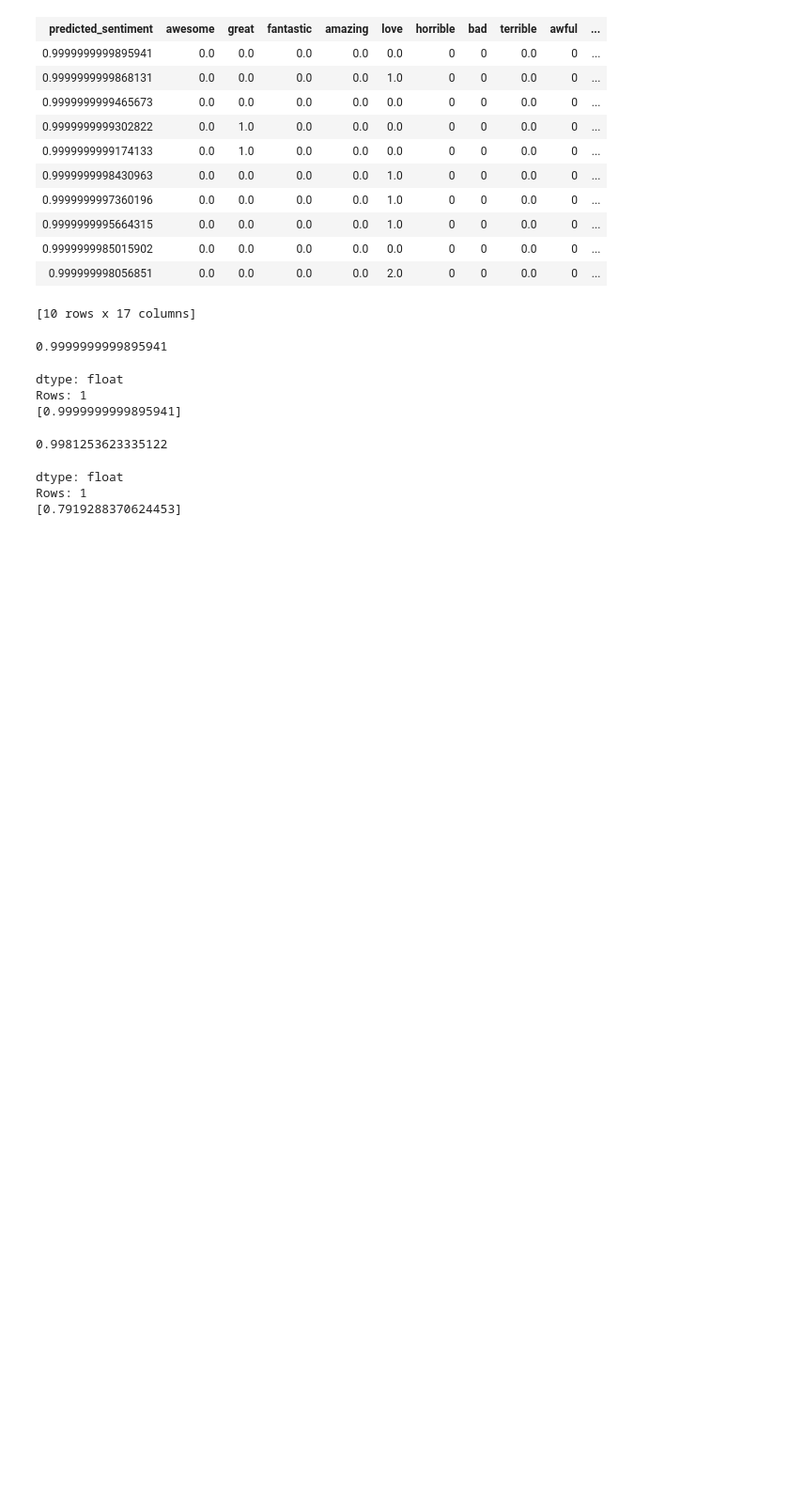
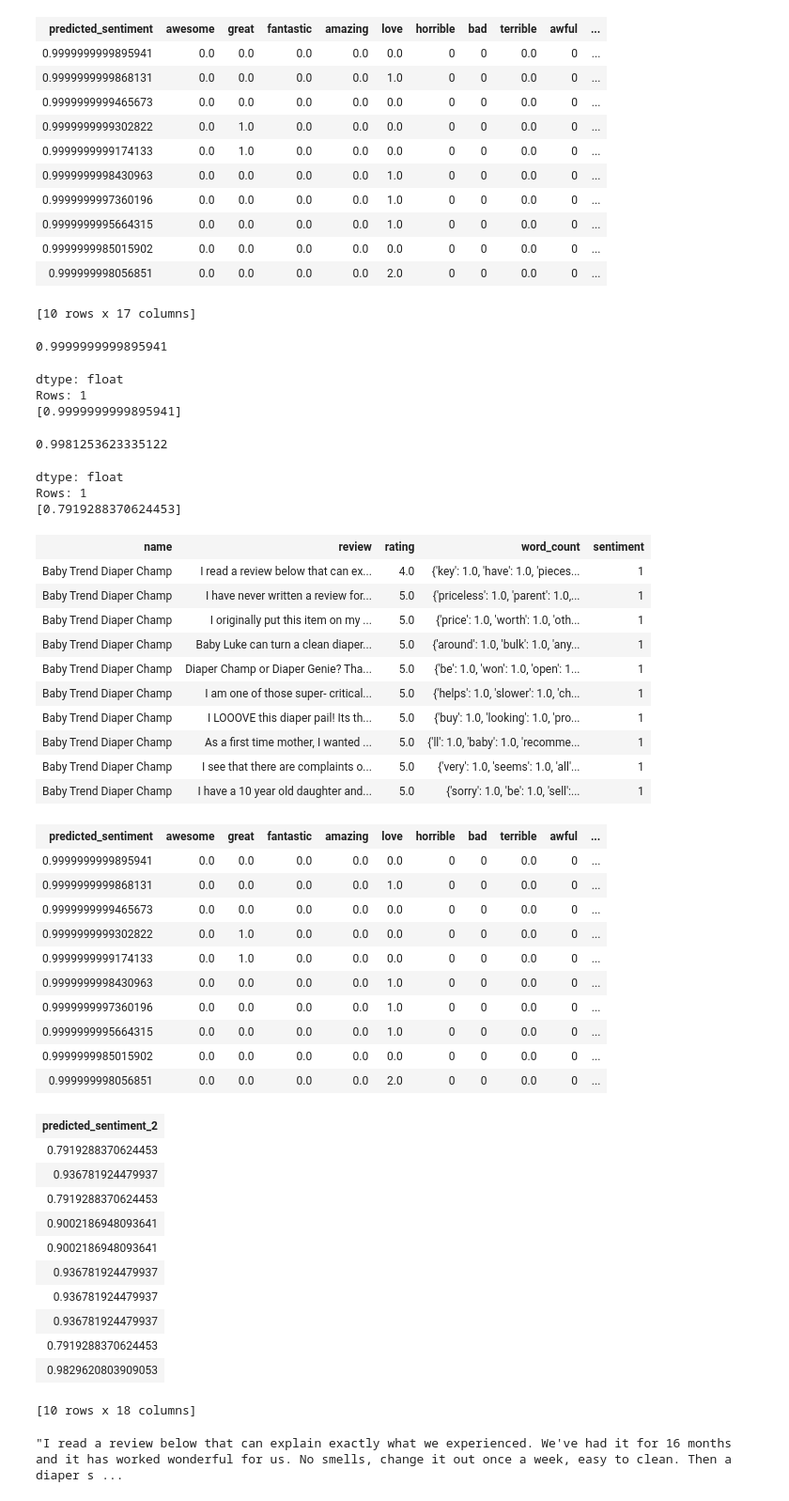
Before and after one commit to Makiato1999/Coursera-ML-notes, a Jupyter notebook: Foundations/Week3/Analyzing product sentiment.ipynb, the cells around one changed output. Shown: that part at 94% size. Drawn from its saved outputs; the diff is of its cells as text; code cells hidden in the pictures; blank space fills up the shorter version.

```diff
--- a/Foundations/Week3/Analyzing product sentiment.ipynb
+++ b/Foundations/Week3/Analyzing product sentiment.ipynb
@@ -587,3 +587,44 @@ selected_words_model.predict(diaper_champ_reviews[0:1], output_type='probability
 dtype: float
 Rows: 1
 [0.7919288370624453]
+# %%
+diaper_champ_reviews.head()
+# %% [output]
+| name | review | rating | word_count | sentiment |
+| Baby Trend Diaper Champ | I read a review below that can ex... | 4.0 | {'key': 1.0, 'have': 1.0, 'pieces... | 1 |
+| Baby Trend Diaper Champ | I have never written a review for... | 5.0 | {'priceless': 1.0, 'parent': 1.0,... | 1 |
+| Baby Trend Diaper Champ | I originally put this item on my ... | 5.0 | {'price': 1.0, 'worth': 1.0, 'oth... | 1 |
+| Baby Trend Diaper Champ | Baby Luke can turn a clean diaper... | 5.0 | {'around': 1.0, 'bulk': 1.0, 'any... | 1 |
+| Baby Trend Diaper Champ | Diaper Champ or Diaper Genie? Tha... | 5.0 | {'be': 1.0, 'won': 1.0, 'open': 1... | 1 |
+| Baby Trend Diaper Champ | I am one of those super- critical... | 5.0 | {'helps': 1.0, 'slower': 1.0, 'ch... | 1 |
+| Baby Trend Diaper Champ | I LOOOVE this diaper pail! Its th... | 5.0 | {'buy': 1.0, 'looking': 1.0, 'pro... | 1 |
+| Baby Trend Diaper Champ | As a first time mother, I wanted ... | 5.0 | {'ll': 1.0, 'baby': 1.0, 'recomme... | 1 |
+| Baby Trend Diaper Champ | I see that there are complaints o... | 5.0 | {'very': 1.0, 'seems': 1.0, 'all'... | 1 |
+| Baby Trend Diaper Champ | I have a 10 year old daughter and... | 5.0 | {'sorry': 1.0, 'be': 1.0, 'sell':... | 1 |
+| predicted_sentiment | awesome | great | fantastic | amazing | love | horrible | bad | terrible | awful | ... |
+| 0.9999999999895941 | 0.0 | 0.0 | 0.0 | 0.0 | 0.0 | 0 | 0 | 0.0 | 0 | ... |
+| 0.9999999999868131 | 0.0 | 0.0 | 0.0 | 0.0 | 1.0 | 0 | 0 | 0.0 | 0 | ... |
+| 0.9999999999465673 | 0.0 | 0.0 | 0.0 | 0.0 | 0.0 | 0 | 0 | 0.0 | 0 | ... |
+| 0.9999999999302822 | 0.0 | 1.0 | 0.0 | 0.0 | 0.0 | 0 | 0 | 0.0 | 0 | ... |
+| 0.9999999999174133 | 0.0 | 1.0 | 0.0 | 0.0 | 0.0 | 0 | 0 | 0.0 | 0 | ... |
+| 0.9999999998430963 | 0.0 | 0.0 | 0.0 | 0.0 | 1.0 | 0 | 0 | 0.0 | 0 | ... |
+| 0.9999999997360196 | 0.0 | 0.0 | 0.0 | 0.0 | 1.0 | 0 | 0 | 0.0 | 0 | ... |
+| 0.9999999995664315 | 0.0 | 0.0 | 0.0 | 0.0 | 1.0 | 0 | 0 | 0.0 | 0 | ... |
+| 0.9999999985015902 | 0.0 | 0.0 | 0.0 | 0.0 | 0.0 | 0 | 0 | 0.0 | 0 | ... |
+| 0.999999998056851 | 0.0 | 0.0 | 0.0 | 0.0 | 2.0 | 0 | 0 | 0.0 | 0 | ... |
+| predicted_sentiment_2 |
+| 0.7919288370624453 |
+| 0.936781924479937 |
+| 0.7919288370624453 |
+| 0.9002186948093641 |
+| 0.9002186948093641 |
+| 0.936781924479937 |
+| 0.936781924479937 |
+| 0.936781924479937 |
+| 0.7919288370624453 |
+| 0.9829620803909053 |
+[10 rows x 18 columns]
+# %%
+diaper_champ_reviews[0]['review']
+# %% [output]
+"I read a review below that can explain exactly what we experienced. We've had it for 16 months and it has worked wonderful for us. No smells, change it out once a week, easy to clean. Then a diaper s ...
```
Also changed, not shown: parts of 1 cell of this notebook.
